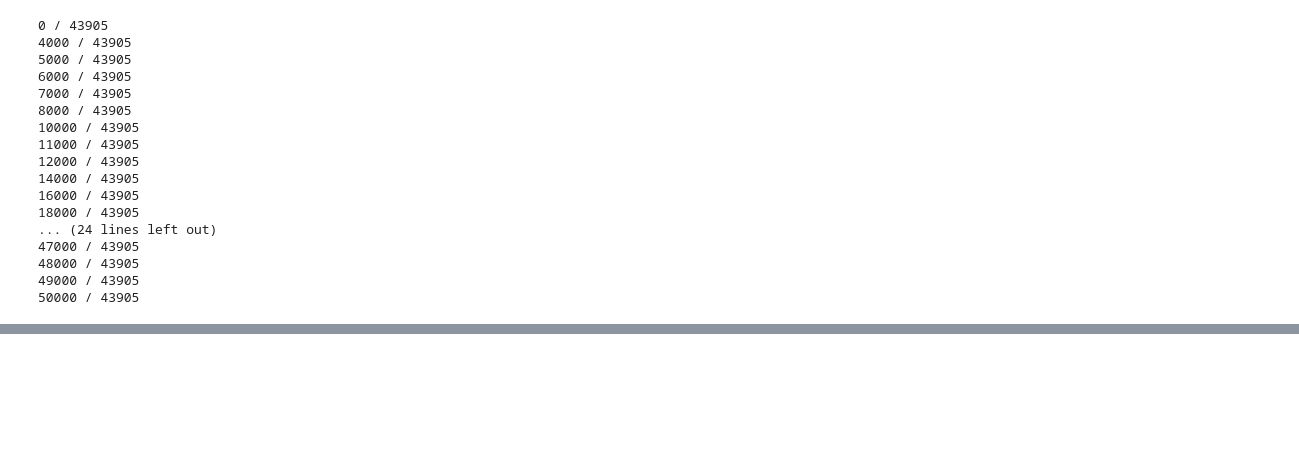
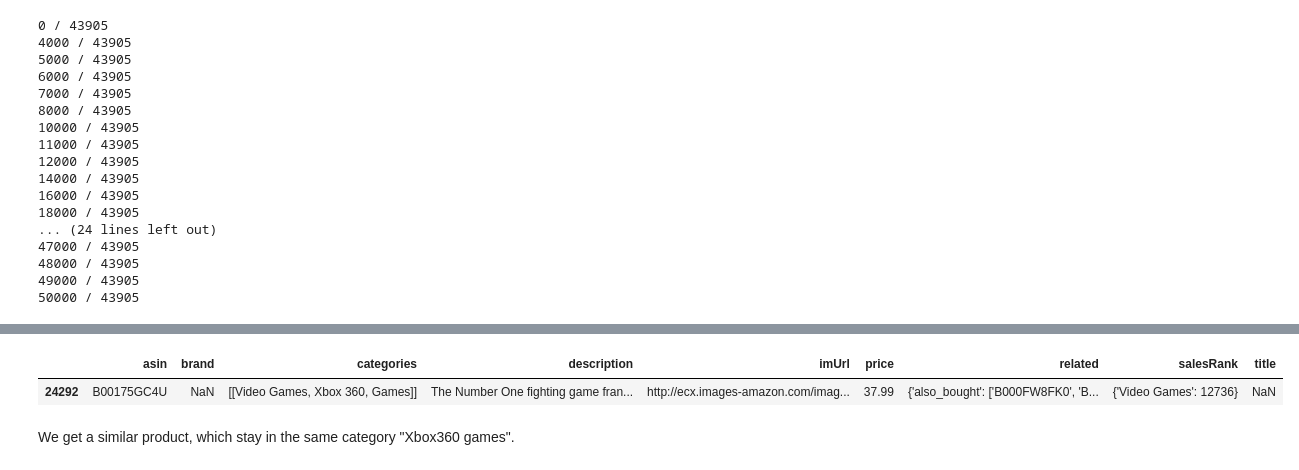
Before and after one commit to adamazon/adamazon-code, a Jupyter notebook: Similar products.ipynb, the cells around one changed output, grey strips where cells are left out. Saved outputs shown, nothing was run; the diff lists cells and outputs as text; code cells hidden in the pictures; blank space fills up the shorter version.

```diff
--- a/Similar products.ipynb
+++ b/Similar products.ipynb
@@ -214,0 +217,10 @@ X_asin[11281]
+# %%
+xbox_game = video_games_meta.iloc[0]
+# %%
+indices = get_nearest_neighbors_product(xbox_game, X)
+video_games_meta[video_games_meta.asin == X_asin[indices[1]]]
+# %% [output]
+|  | asin | brand | categories | description | imUrl | price | related | salesRank | title |
+| 24292 | B00175GC4U | NaN | [[Video Games, Xbox 360, Games]] | The Number One fighting game fran... | http://ecx.images-amazon.com/imag... | 37.99 | {'also_bought': ['B000FW8FK0', 'B... | {'Video Games': 12736} | NaN |
+# %% [markdown]
+We get a similar product, which stay in the same category "Xbox360 games".
```
Also changed, not shown: parts of 11 cells of this notebook.
